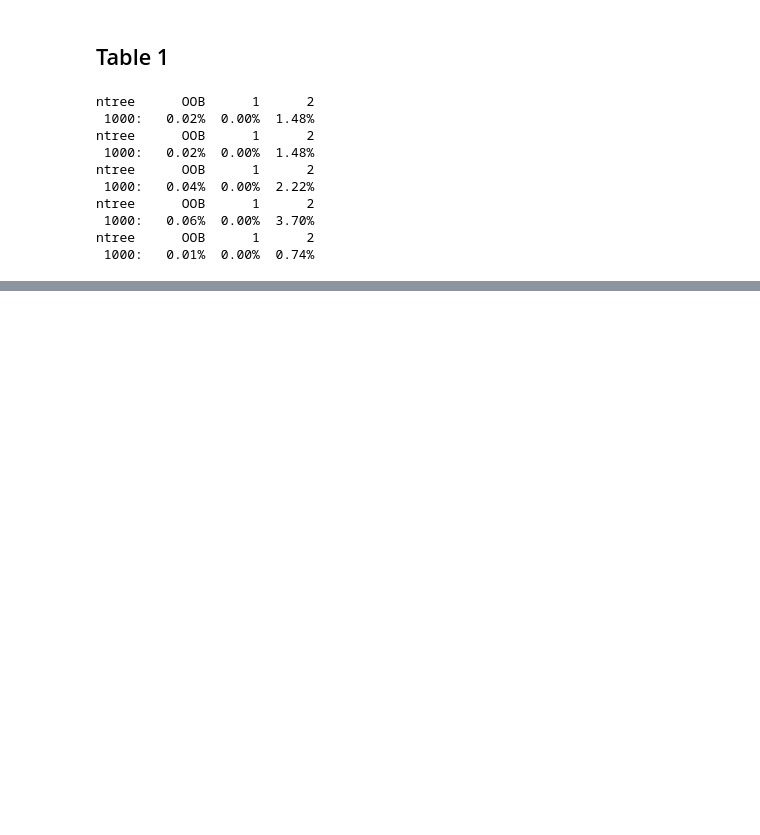
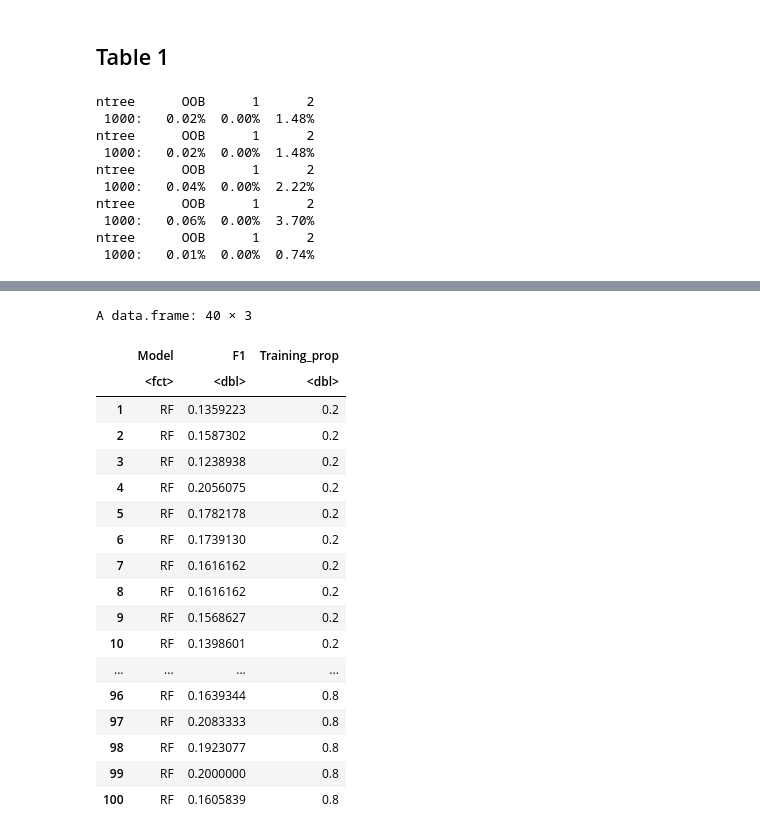
Before and after one commit to kathyxchen/597_assignment2, a Jupyter notebook: part1_reproducibility.ipynb, the cells around one changed output, grey strips where cells are left out. Drawn from its saved outputs; the diff is of its cells as text; code cells hidden in the pictures; blank space fills up the shorter version.

```diff
--- a/part1_reproducibility.ipynb
+++ b/part1_reproducibility.ipynb
@@ -456,4 +437,6 @@ perf.RF.1<-performance(pred.RF.1, "auc")
 # %%
-predictions<-cbind(mena$cowcode, mena$year, mena$warstds, fl.pred[,2], ch.pred[,2],
-hs.pred[,2], rf.pred[,2])
+predictions <- cbind(
+    mena$cowcode, mena$year, mena$warstds,
+    fl.pred[,2], ch.pred[,2],
+    hs.pred[,2], rf.pred[,2])
 # %%
@@ -488,0 +499,7 @@ A xtable: 19 × 7
+# %%
+compute_F1 <- function(model, cv_test) {
+    predictions <- predict(model, newdata=cv_test, type="prob")
+    confusion <- confMat(pred=predictions[,2], obs=cv_test[,1])
+    cv_F1 <- 2*confusion$tp / (2*confusion$tp + confusion$fn + confusion$fp)
+    return(cv_F1)
+}
@@ -488,0 +672,23 @@ A xtable: 19 × 7
+# %%
+df2 <- f1_df[f1_df$Model == 'RF',]
+df2
+# %% [output]
+A data.frame: 40 × 3
+|  | Model | F1 | Training_prop |
+|  | <fct> | <dbl> | <dbl> |
+| 1 | RF | 0.1359223 | 0.2 |
+| 2 | RF | 0.1587302 | 0.2 |
+| 3 | RF | 0.1238938 | 0.2 |
+| 4 | RF | 0.2056075 | 0.2 |
+| 5 | RF | 0.1782178 | 0.2 |
+| 6 | RF | 0.1739130 | 0.2 |
+| 7 | RF | 0.1616162 | 0.2 |
+| 8 | RF | 0.1616162 | 0.2 |
+| 9 | RF | 0.1568627 | 0.2 |
+| 10 | RF | 0.1398601 | 0.2 |
+| ... | ... | ... | ... |
+| 96 | RF | 0.1639344 | 0.8 |
+| 97 | RF | 0.2083333 | 0.8 |
+| 98 | RF | 0.1923077 | 0.8 |
+| 99 | RF | 0.2000000 | 0.8 |
+| 100 | RF | 0.1605839 | 0.8 |
```
Also changed, not shown: parts of 49 cells of this notebook.
